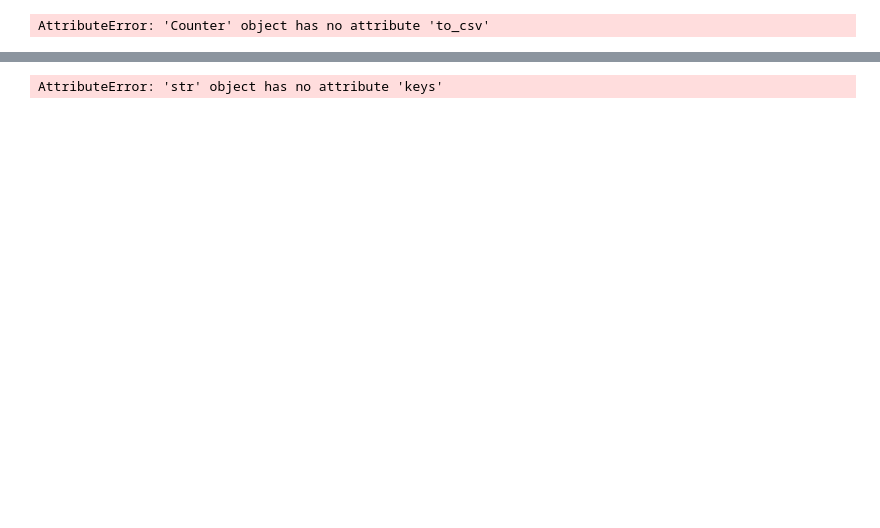
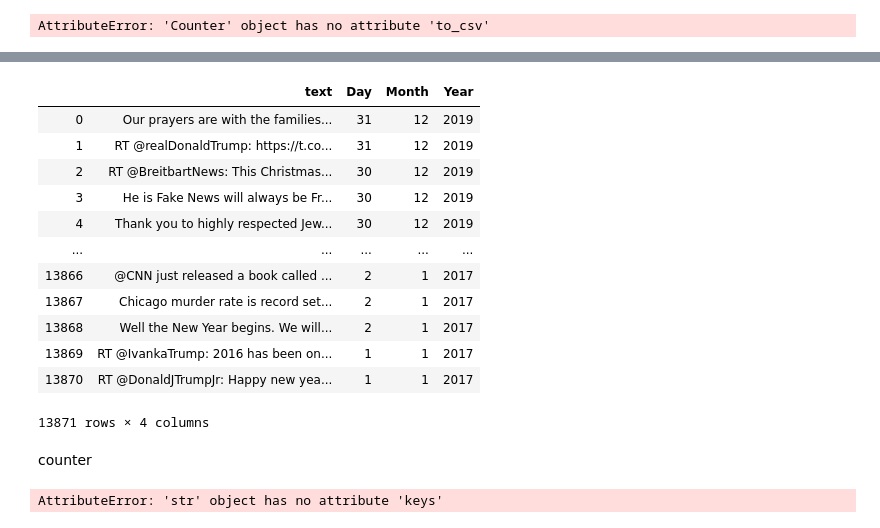
Before and after one commit to cselleck/data-viz-group-project, a Jupyter notebook: tweet_scrape.ipynb, the cells around one changed output, grey strips where cells are left out. Saved outputs shown, nothing was run; the diff lists cells and outputs as text; code cells hidden in the pictures; blank space fills up the shorter version.

```diff
--- a/tweet_scrape.ipynb
+++ b/tweet_scrape.ipynb
@@ -126,0 +151,16 @@ NameError: name 'counter' is not defined
+# %%
+temp_df["us_count"]=
+# %% [output]
+|  | text | Day | Month | Year |
+| 0 | Our prayers are with the families... | 31 | 12 | 2019 |
+| 1 | RT @realDonaldTrump: https://t.co... | 31 | 12 | 2019 |
+| 2 | RT @BreitbartNews: This Christmas... | 30 | 12 | 2019 |
+| 3 | He is Fake News will always be Fr... | 30 | 12 | 2019 |
+| 4 | Thank you to highly respected Jew... | 30 | 12 | 2019 |
+| ... | ... | ... | ... | ... |
+| 13866 | @CNN just released a book called ... | 2 | 1 | 2017 |
+| 13867 | Chicago murder rate is record set... | 2 | 1 | 2017 |
+| 13868 | Well the New Year begins. We will... | 2 | 1 | 2017 |
+| 13869 | RT @IvankaTrump: 2016 has been on... | 1 | 1 | 2017 |
+| 13870 | RT @DonaldJTrumpJr: Happy new yea... | 1 | 1 | 2017 |
+13871 rows × 4 columns
@@ -127,3 +193,6 @@ NameError: name 'counter' is not defined
+# %% [markdown]
+
+counter
 # %%
 csv_file = "counts.csv"
 csv_columns = ['word', 'count']
```
Also changed, not shown: parts of 11 cells of this notebook, 2 other files.
